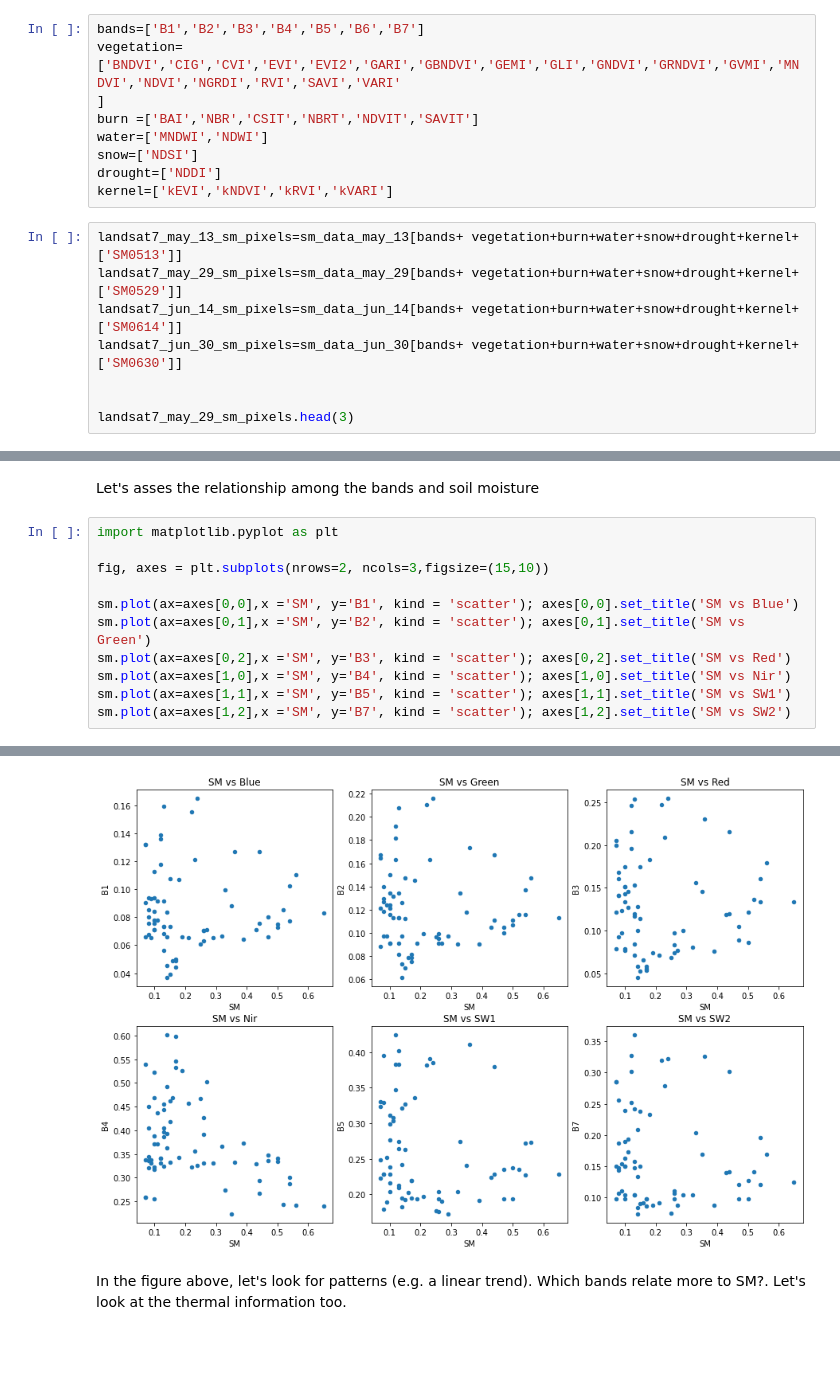
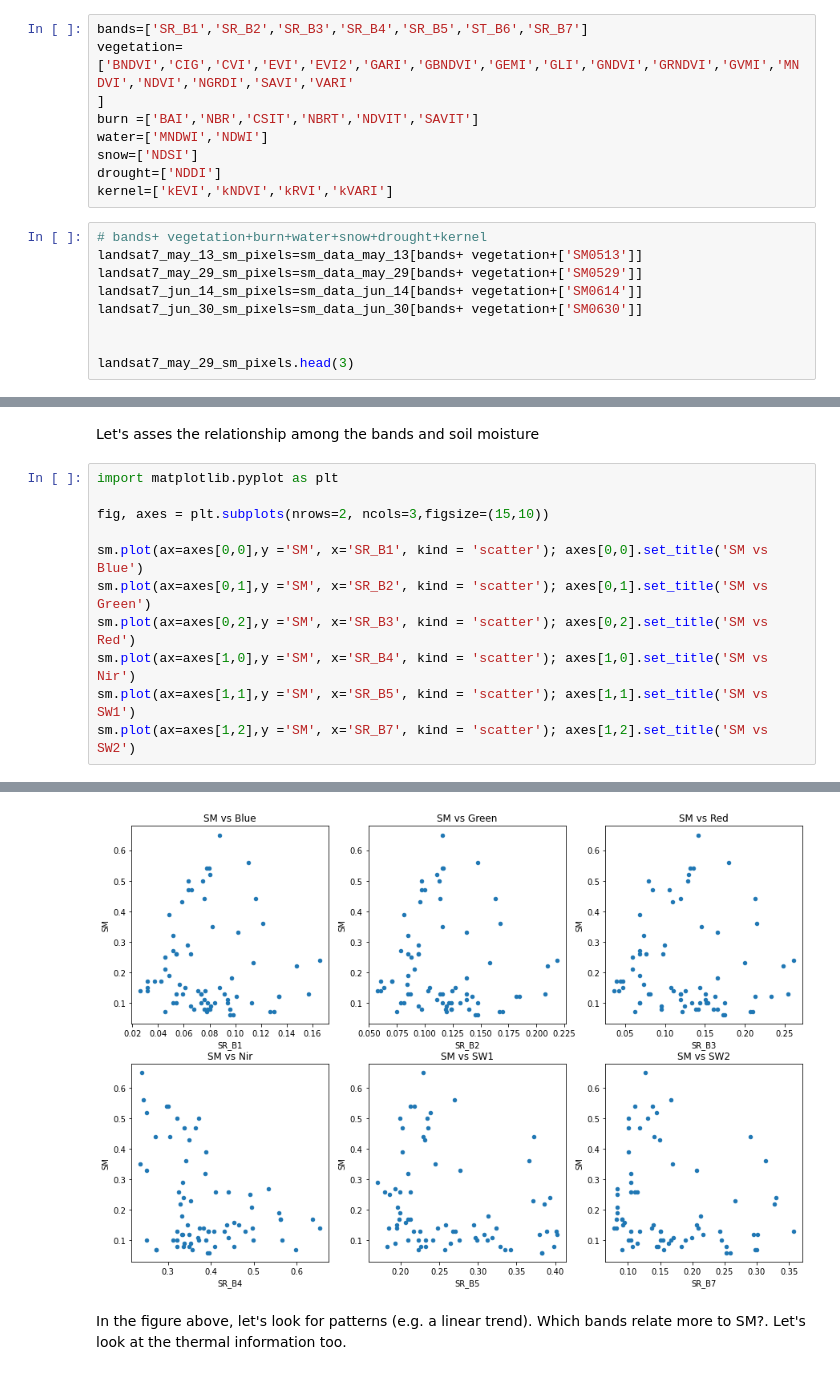
Before and after one commit to diviningwater/Machine-Learning-Applications-in-Remote-Sensing-Data, a Jupyter notebook: DSAW_Application_1_Step_2.ipynb, the cells around one changed output, grey strips where cells are left out. Saved outputs shown, nothing was run; the diff lists cells and outputs as text; blank space fills up the shorter version.

```diff
--- a/DSAW_Application_1_Step_2.ipynb
+++ b/DSAW_Application_1_Step_2.ipynb
@@ -64,8 +64,8 @@ print(sorted(sm_data_jun_30))
 # %% [markdown]
 Let's extract the inputs (bands and vegetation indices) and outputs (soil moisture)
 # %%
-bands=['B1','B2','B3','B4','B5','B6','B7']
-vegetation=['BNDVI','CIG','CVI','EVI','EVI2','GARI','GBNDVI','GEMI','GLI','GNDVI','GRNDVI','GVMI','MNDVI','NDVI','NGRDI','RVI','SAVI','VARI'
+bands=['SR_B1','SR_B2','SR_B3','SR_B4','SR_B5','ST_B6','SR_B7']
+vegetation=['BNDVI','CIG','CVI','EVI','EVI2','GARI','GBNDVI','GEMI','GLI','GNDVI','GRNDVI','GVMI','MNDVI','NDVI','NGRDI','SAVI','VARI'
 ]
 burn =['BAI','NBR','CSIT','NBRT','NDVIT','SAVIT']
 water=['MNDWI','NDWI']
@@ -73,10 +73,11 @@ snow=['NDSI']
 drought=['NDDI']
 kernel=['kEVI','kNDVI','kRVI','kVARI']
 # %%
-landsat7_may_13_sm_pixels=sm_data_may_13[bands+ vegetation+burn+water+snow+drought+kernel+['SM0513']]
-landsat7_may_29_sm_pixels=sm_data_may_29[bands+ vegetation+burn+water+snow+drought+kernel+['SM0529']]
-landsat7_jun_14_sm_pixels=sm_data_jun_14[bands+ vegetation+burn+water+snow+drought+kernel+['SM0614']]
-landsat7_jun_30_sm_pixels=sm_data_jun_30[bands+ vegetation+burn+water+snow+drought+kernel+['SM0630']]
+# bands+ vegetation+burn+water+snow+drought+kernel
+landsat7_may_13_sm_pixels=sm_data_may_13[bands+ vegetation+['SM0513']]
+landsat7_may_29_sm_pixels=sm_data_may_29[bands+ vegetation+['SM0529']]
+landsat7_jun_14_sm_pixels=sm_data_jun_14[bands+ vegetation+['SM0614']]
+landsat7_jun_30_sm_pixels=sm_data_jun_30[bands+ vegetation+['SM0630']]
 
 
 landsat7_may_29_sm_pixels.head(3)
@@ -148,17 +149,17 @@ Let's asses the relationship among the bands and soil moisture
 # %%
 import matplotlib.pyplot as plt
 
 fig, axes = plt.subplots(nrows=2, ncols=3,figsize=(15,10))
 
-sm.plot(ax=axes[0,0],x ='SM', y='B1', kind = 'scatter'); axes[0,0].set_title('SM vs Blue')
-sm.plot(ax=axes[0,1],x ='SM', y='B2', kind = 'scatter'); axes[0,1].set_title('SM vs Green')
-sm.plot(ax=axes[0,2],x ='SM', y='B3', kind = 'scatter'); axes[0,2].set_title('SM vs Red')
-sm.plot(ax=axes[1,0],x ='SM', y='B4', kind = 'scatter'); axes[1,0].set_title('SM vs Nir')
-sm.plot(ax=axes[1,1],x ='SM', y='B5', kind = 'scatter'); axes[1,1].set_title('SM vs SW1')
-sm.plot(ax=axes[1,2],x ='SM', y='B7', kind = 'scatter'); axes[1,2].set_title('SM vs SW2')
+sm.plot(ax=axes[0,0],y ='SM', x='SR_B1', kind = 'scatter'); axes[0,0].set_title('SM vs Blue')
+sm.plot(ax=axes[0,1],y ='SM', x='SR_B2', kind = 'scatter'); axes[0,1].set_title('SM vs Green')
+sm.plot(ax=axes[0,2],y ='SM', x='SR_B3', kind = 'scatter'); axes[0,2].set_title('SM vs Red')
+sm.plot(ax=axes[1,0],y ='SM', x='SR_B4', kind = 'scatter'); axes[1,0].set_title('SM vs Nir')
+sm.plot(ax=axes[1,1],y ='SM', x='SR_B5', kind = 'scatter'); axes[1,1].set_title('SM vs SW1')
+sm.plot(ax=axes[1,2],y ='SM', x='SR_B7', kind = 'scatter'); axes[1,2].set_title('SM vs SW2')
 # %% [output]
 Text(0.5, 1.0, 'SM vs SW2')
-[figure, old version]
+[figure, new version]
 # %% [markdown]
 In the figure above, let's look for patterns (e.g. a linear trend). Which bands relate more to SM?. Let's look at the thermal information too.
 # %%
```
Also changed, not shown: parts of 11 cells of this notebook, 14 other files.
